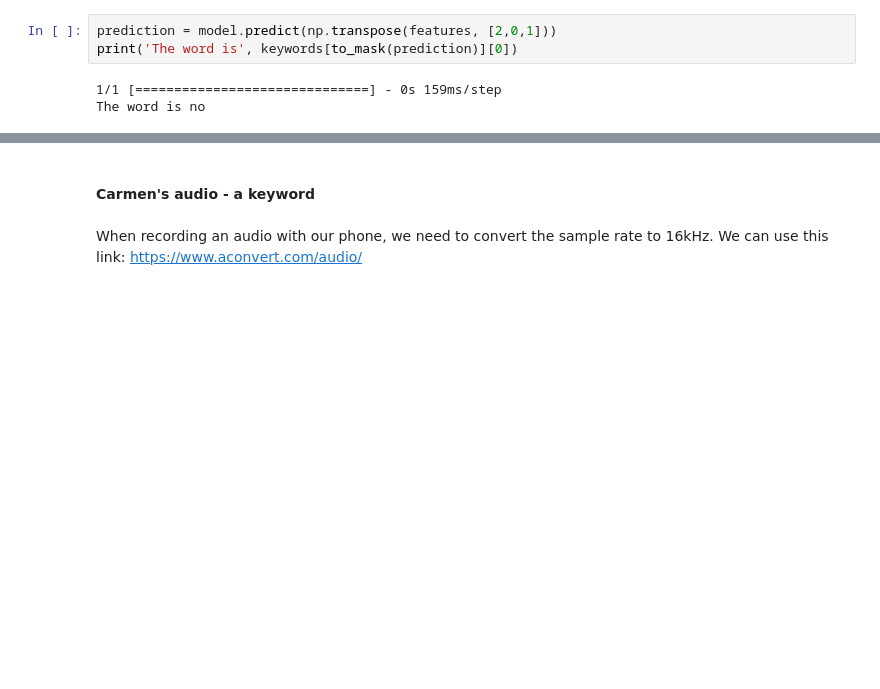
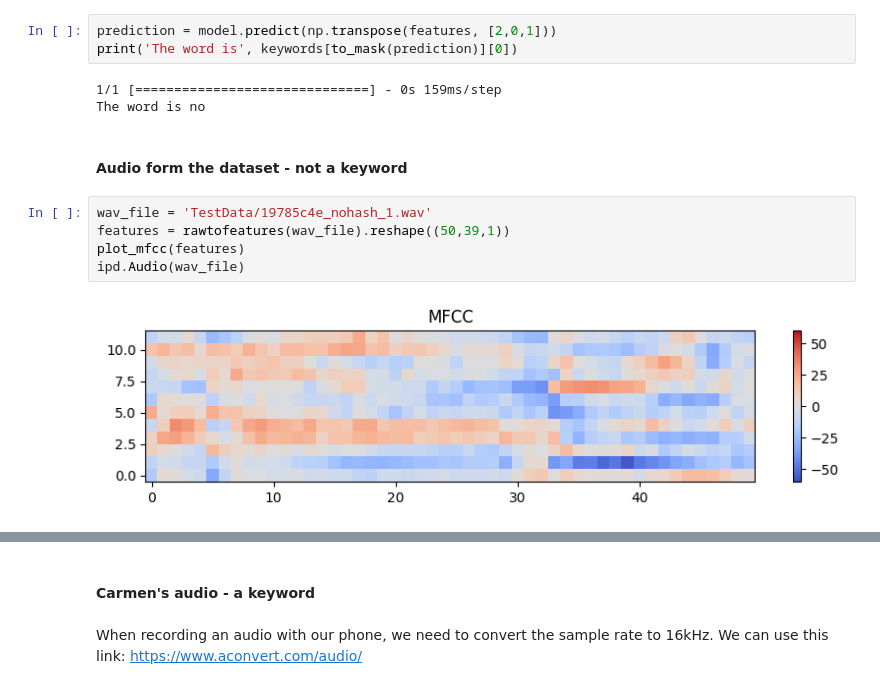
Before and after one commit to carmen-martin/Deep-Keyword-Spotting, a Jupyter notebook: KWS_testing.ipynb, the cells around one changed output, grey strips where cells are left out. Saved outputs shown, nothing was run; the diff lists cells and outputs as text; blank space fills up the shorter version.

```diff
--- a/KWS_testing.ipynb
+++ b/KWS_testing.ipynb
@@ -38,3 +71,12 @@ print('The word is', keywords[to_mask(prediction)][0])
 # %% [output]
 1/1 [==============================] - 0s 159ms/step
 The word is no
+# %% [markdown]
+#### Audio form the dataset - not a keyword
+# %%
+wav_file = 'TestData/19785c4e_nohash_1.wav'
+features = rawtofeatures(wav_file).reshape((50,39,1))
+plot_mfcc(features)
+ipd.Audio(wav_file)
+# %% [output]
+[figure, added]
```
Also changed, not shown: parts of 7 cells of this notebook, 1 other file.
